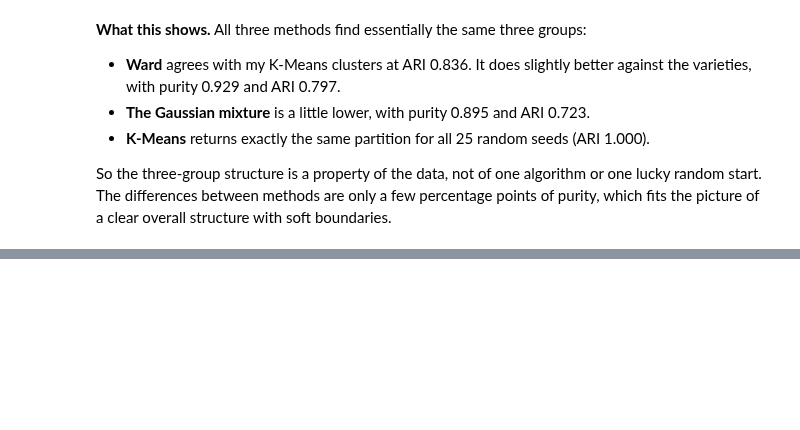
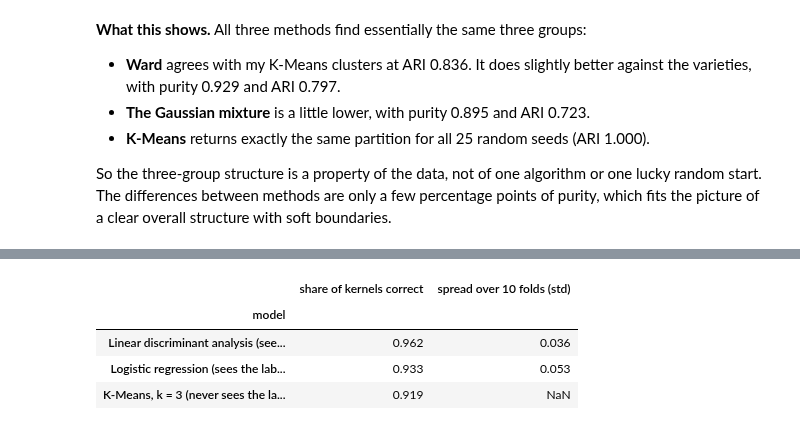
Before and after one commit to marielandreou/seeds-clustering-portfolio, a Jupyter notebook: Final_Project_Option3_Seeds_Clustering.ipynb, the cells around one changed output, grey strips where cells are left out. Drawn from its saved outputs; the diff is of its cells as text; code cells hidden in the pictures; blank space fills up the shorter version.

```diff
--- a/Final_Project_Option3_Seeds_Clustering.ipynb
+++ b/Final_Project_Option3_Seeds_Clustering.ipynb
@@ -791 +767,30 @@ The questions this section answers:
+# %%
+# (a) The best these measurements allow: supervised models that are trained WITH the labels,
+#     scored on held-out kernels with 10-fold cross-validation.
+from sklearn.discriminant_analysis import LinearDiscriminantAnalysis
+from sklearn.linear_model import LogisticRegression
+from sklearn.model_selection import StratifiedKFold, cross_val_score
+from sklearn.pipeline import make_pipeline
+
+cv = StratifiedKFold(n_splits=10, shuffle=True, random_state=RANDOM_STATE)
+supervised = {
+    "Linear discriminant analysis (sees the labels)": LinearDiscriminantAnalysis(),
+    "Logistic regression (sees the labels)": make_pipeline(StandardScaler(),
+                                                           LogisticRegression(max_iter=1000)),
+}
+benchmark = []
+for name, model in supervised.items():
+    scores = cross_val_score(model, X, y_true, cv=cv)
+    benchmark.append({"model": name, "share of kernels correct": scores.mean(),
+                      "spread over 10 folds (std)": scores.std()})
+benchmark.append({"model": "K-Means, k = 3 (never sees the labels)",
+                  "share of kernels correct": (assigned == y_true).mean(),
+                  "spread over 10 folds (std)": np.nan})
+display(pd.DataFrame(benchmark).set_index("model").round(3))
+# %% [output]
+|  | share of kernels correct | spread over 10 folds (std) |
+| model |  |  |
+| Linear discriminant analysis (see... | 0.962 | 0.036 |
+| Logistic regression (sees the lab... | 0.933 | 0.053 |
+| K-Means, k = 3 (never sees the la... | 0.919 | NaN |
 # %% [markdown]
```
Also changed, not shown: parts of 13 cells of this notebook, 4 other files.
